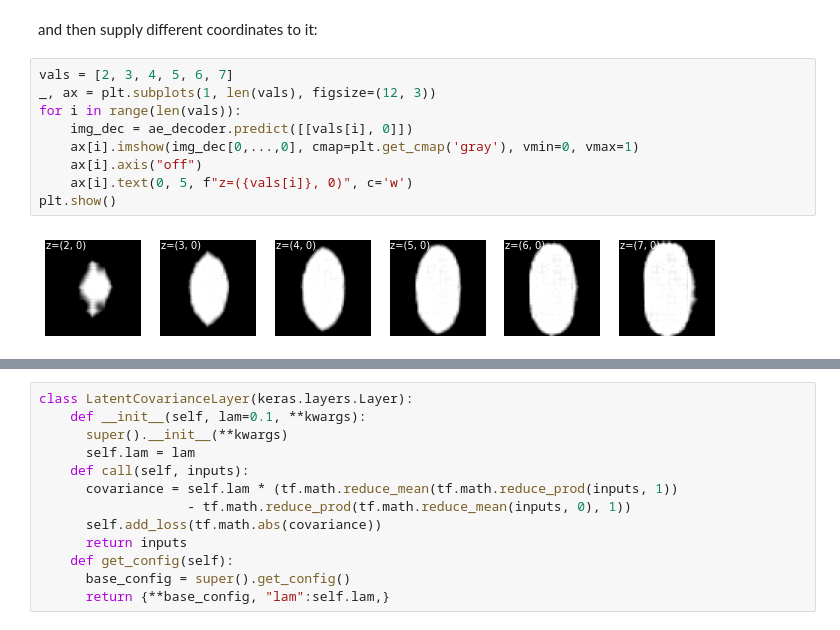
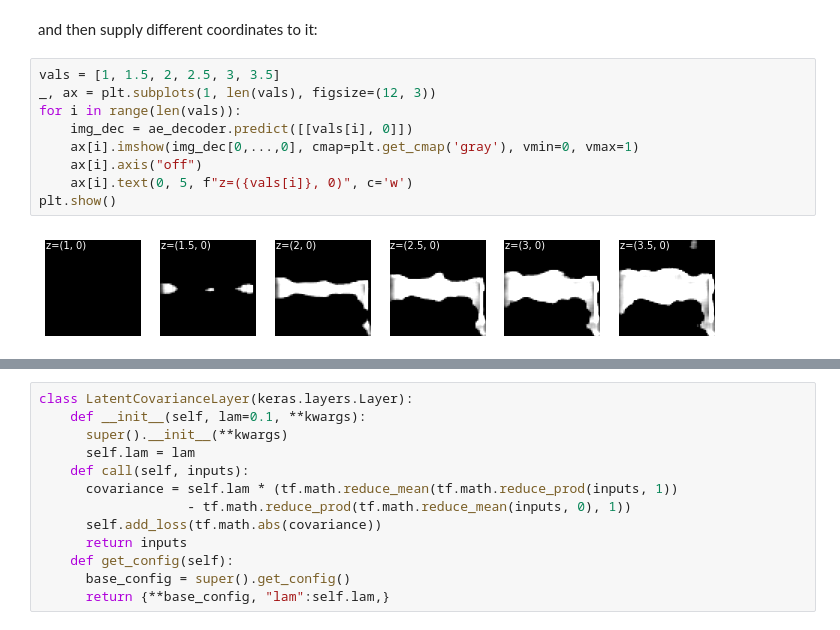
Before and after one commit to chuckedfromspace/pythonize, a Jupyter notebook: pythonize/ml/pca_ae.ipynb, the cells around one changed output, grey strips where cells are left out. Drawn from its saved outputs; the diff is of its cells as text.

```diff
--- a/pythonize/ml/pca_ae.ipynb
+++ b/pythonize/ml/pca_ae.ipynb
@@ -176,13 +184,13 @@ ae_decoder = model.layers[1]
 # %% [markdown]
 and then supply different coordinates to it:
 # %%
-vals = [2, 3, 4, 5, 6, 7]
+vals = [1, 1.5, 2, 2.5, 3, 3.5]
 _, ax = plt.subplots(1, len(vals), figsize=(12, 3))
 for i in range(len(vals)):
     img_dec = ae_decoder.predict([[vals[i], 0]])
     ax[i].imshow(img_dec[0,...,0], cmap=plt.get_cmap('gray'), vmin=0, vmax=1)
     ax[i].axis("off")
     ax[i].text(0, 5, f"z=({vals[i]}, 0)", c='w')
 plt.show()
 # %% [output]
-[figure, old version]
+[figure, new version]
```
Also changed, not shown: parts of 8 cells of this notebook.
